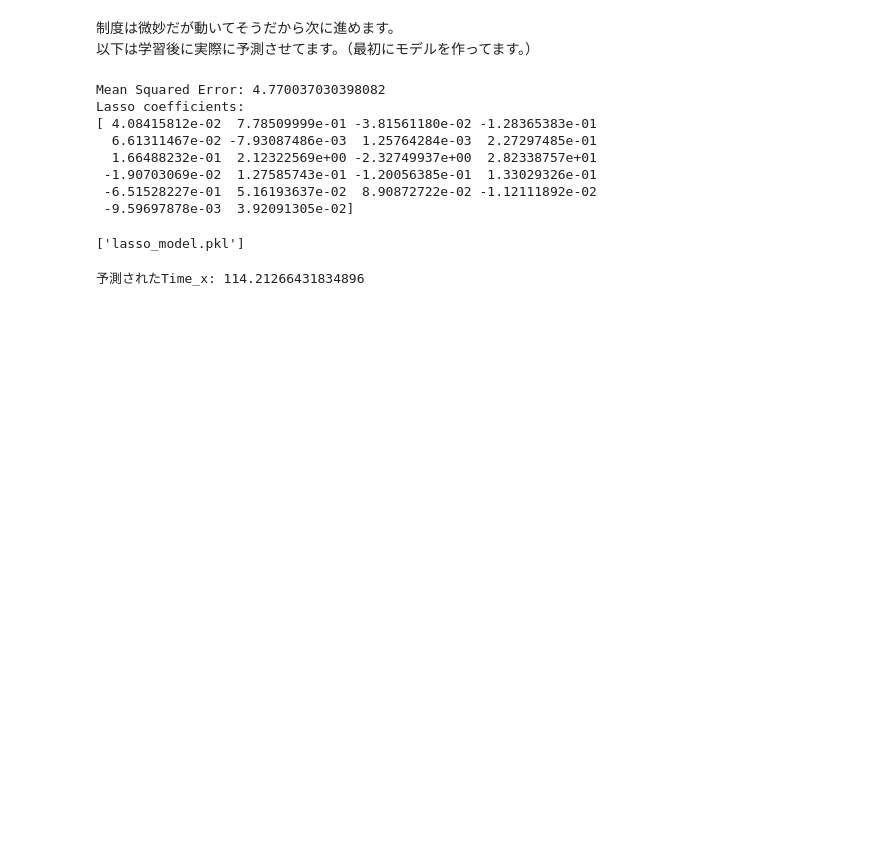
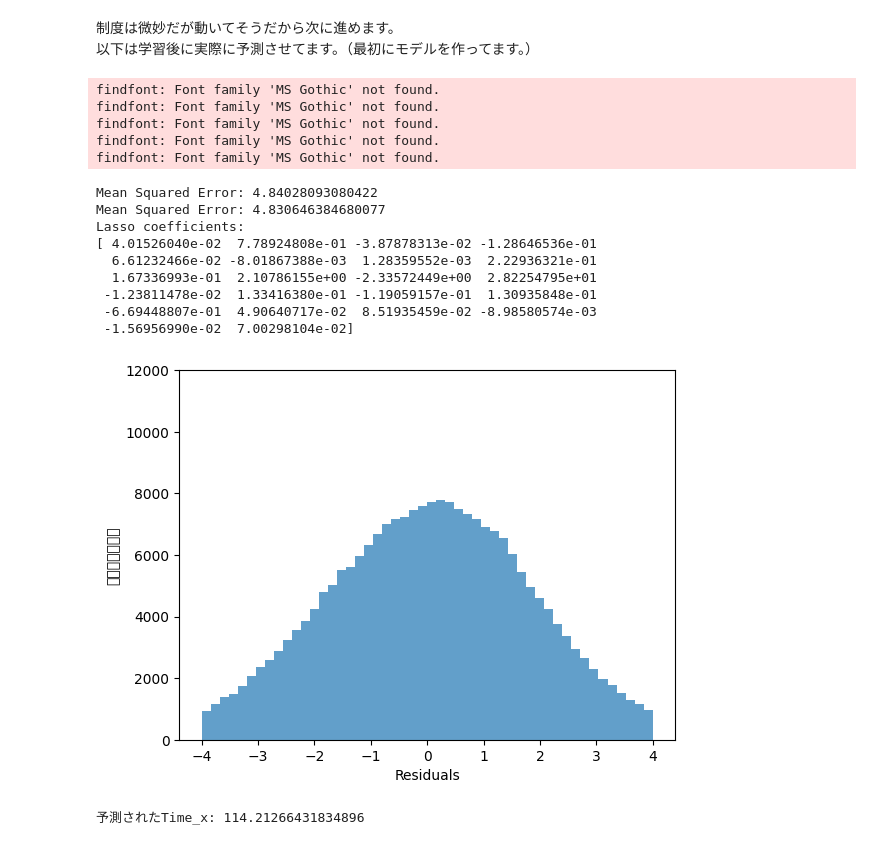
Before and after one commit to yuutaro/ProjectTeam5, a Jupyter notebook: workspace/team1/notebook/shou.ipynb, the cells around one changed output. Saved outputs shown, nothing was run; the diff lists cells and outputs as text; code cells hidden in the pictures; blank space fills up the shorter version.

```diff
--- a/workspace/team1/notebook/shou.ipynb
+++ b/workspace/team1/notebook/shou.ipynb
@@ -144,6 +145,7 @@ from sklearn.linear_model import Lasso
 from sklearn.model_selection import train_test_split
 from sklearn.metrics import mean_squared_error
 import joblib
+import matplotlib.pyplot as plt
 
 # データの読み込み
 file_path = '/Users/whale217/dev/ProjectTeam5/workspace/team1/data/format_data.csv'
@@ -157,42 +159,63 @@ X = df[[
     "Weather_小雨", "Weather_小雪", "Weather_晴", "Weather_曇", "Weather_雨", "Weather_雪"
 ]]
 
 y = df['Time_x']  # ターゲット変数
 
 # 欠損値を含む行を削除
 X = X.dropna()
 y = y.loc[X.index]  # Xのインデックスに合わせてyも調整
 
 # データの分割 (訓練データとテストデータ)
-X_train, X_test, y_train, y_test = train_test_split(X, y, test_size=0.29, random_state=42)
+X_train, X_test, y_train, y_test = train_test_split(X, y, test_size=0.2, random_state=0)
 
 # Lasso回帰モデルの作成と学習
 lasso = Lasso(alpha=0.0001)  # alphaは正則化の強さ
 lasso.fit(X_train, y_train)
 
 # 予測
+y_pred = lasso.predict(X_train)
+
+mse = mean_squared_error(y_train, y_pred)
+print(f'Mean Squared Error: {mse}')
+
+# 予測
 y_pred = lasso.predict(X_test)
 
 # 評価 (MSEを表示)
+
 mse = mean_squared_error(y_test, y_pred)
 print(f'Mean Squared Error: {mse}')
 
 # Lassoモデルの係数を表示
 print("Lasso coefficients:")
 print(lasso.coef_)
 
 #モデルの保持
 model_filename = 'lasso_model.pkl'
 joblib.dump(lasso, model_filename)
+
+time_diff = y_test - y_pred
+
+plt.ylim(0,12000)
+plt.hist(time_diff, bins=50, alpha=0.7,  range=(-4, 4))  # 修正: 横軸の範囲を-2から2に設定
+plt.xlabel('Residuals')
+plt.ylabel('Frequency')
+plt.show()
 # %% [output]
-Mean Squared Error: 4.770037030398082
-Lasso coefficients:
-[ 4.08415812e-02  7.78509999e-01 -3.81561180e-02 -1.28365383e-01
-  6.61311467e-02 -7.93087486e-03  1.25764284e-03  2.27297485e-01
-  1.66488232e-01  2.12322569e+00 -2.32749937e+00  2.82338757e+01
- -1.90703069e-02  1.27585743e-01 -1.20056385e-01  1.33029326e-01
- -6.51528227e-01  5.16193637e-02  8.90872722e-02 -1.12111892e-02
- -9.59697878e-03  3.92091305e-02]
+findfont: Font family 'MS Gothic' not found.
+findfont: Font family 'MS Gothic' not found.
+findfont: Font family 'MS Gothic' not found.
+findfont: Font family 'MS Gothic' not found.
+findfont: Font family 'MS Gothic' not found.
-['lasso_model.pkl']
+Mean Squared Error: 4.84028093080422
+Mean Squared Error: 4.830646384680077
+Lasso coefficients:
+[ 4.01526040e-02  7.78924808e-01 -3.87878313e-02 -1.28646536e-01
+  6.61232466e-02 -8.01867388e-03  1.28359552e-03  2.22936321e-01
+  1.67336993e-01  2.10786155e+00 -2.33572449e+00  2.82254795e+01
+ -1.23811478e-02  1.33416380e-01 -1.19059157e-01  1.30935848e-01
+ -6.69448807e-01  4.90640717e-02  8.51935459e-02 -8.98580574e-03
+ -1.56956990e-02  7.00298104e-02]
+[figure, added]
 # %%
 import joblib
```
Also changed, not shown: parts of 5 cells of this notebook.
